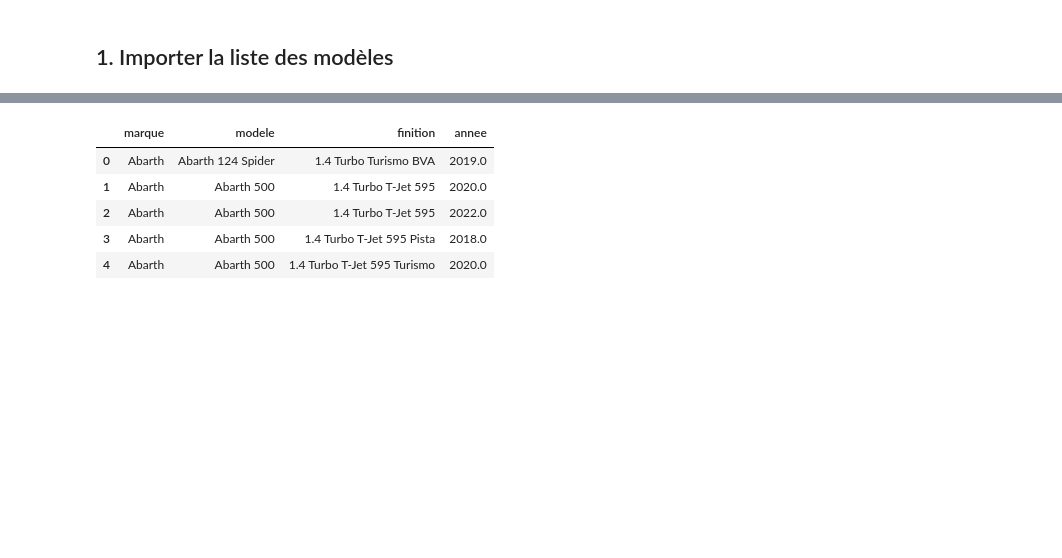
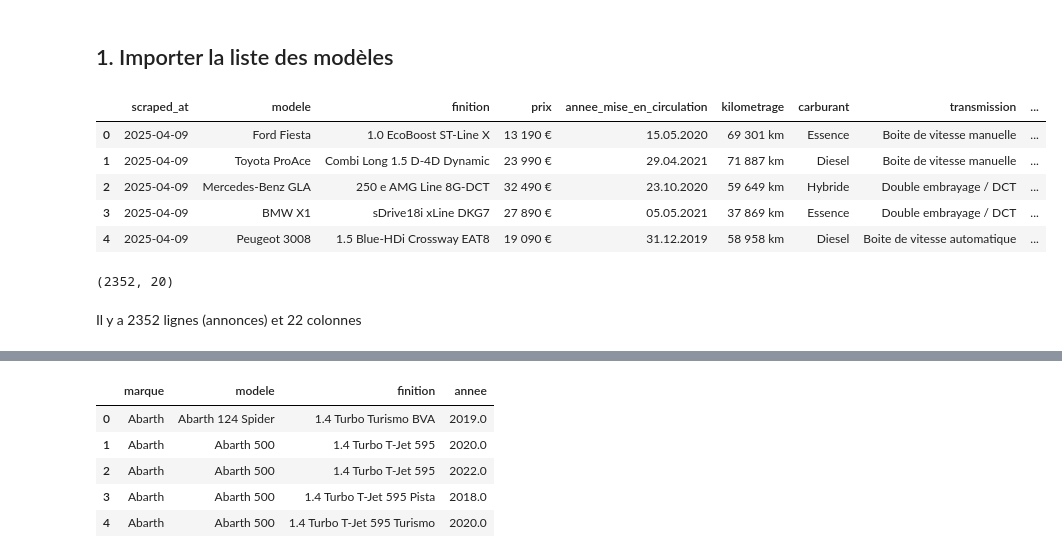
Before and after one commit to Hcle18/Valeur-Residuelle, a Jupyter notebook: notebooks/scraping prix neuf.ipynb, the cells around one changed output, grey strips where cells are left out. Cells and saved outputs as stored; diff of their text form; code cells hidden in the pictures; blank space fills up the shorter version.

```diff
--- a/notebooks/scraping prix neuf.ipynb
+++ b/notebooks/scraping prix neuf.ipynb
@@ -23,3 +23,21 @@ import glob
 sys.path.append(os.path.abspath(os.path.join(os.getcwd(), '..')))
 from src.scraping.scraping import init_driver
 from src.scraping.scraping import accept_popup_general
+# %%
+data_path = "../data/raw_data/autohero.csv  "
+df = pd.read_csv(data_path, sep=",", encoding="utf-8")
+# %%
+df.head()
+# %% [output]
+|  | scraped_at | modele | finition | prix | annee_mise_en_circulation | kilometrage | carburant | transmission | ... |
+| 0 | 2025-04-09 | Ford Fiesta | 1.0 EcoBoost ST-Line X | 13 190 € | 15.05.2020 | 69 301 km | Essence | Boite de vitesse manuelle | ... |
+| 1 | 2025-04-09 | Toyota ProAce | Combi Long 1.5 D-4D Dynamic | 23 990 € | 29.04.2021 | 71 887 km | Diesel | Boite de vitesse manuelle | ... |
+| 2 | 2025-04-09 | Mercedes-Benz GLA | 250 e AMG Line 8G-DCT | 32 490 € | 23.10.2020 | 59 649 km | Hybride | Double embrayage / DCT | ... |
+| 3 | 2025-04-09 | BMW X1 | sDrive18i xLine DKG7 | 27 890 € | 05.05.2021 | 37 869 km | Essence | Double embrayage / DCT | ... |
+| 4 | 2025-04-09 | Peugeot 3008 | 1.5 Blue-HDi Crossway EAT8 | 19 090 € | 31.12.2019 | 58 958 km | Diesel | Boite de vitesse automatique | ... |
+# %%
+df.shape
+# %% [output]
+(2352, 20)
+# %% [markdown]
+Il y a 2352 lignes (annonces) et 22 colonnes
```
Also changed, not shown: parts of 26 cells of this notebook.
